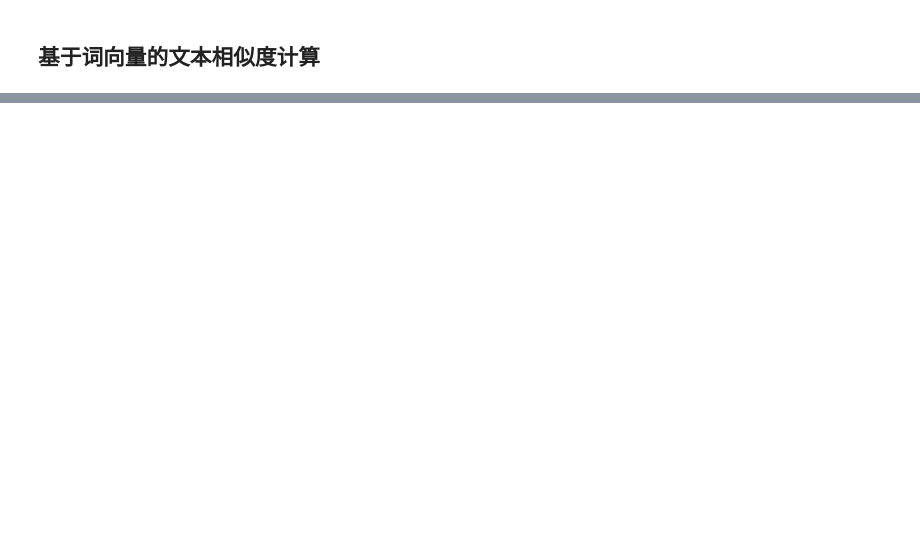
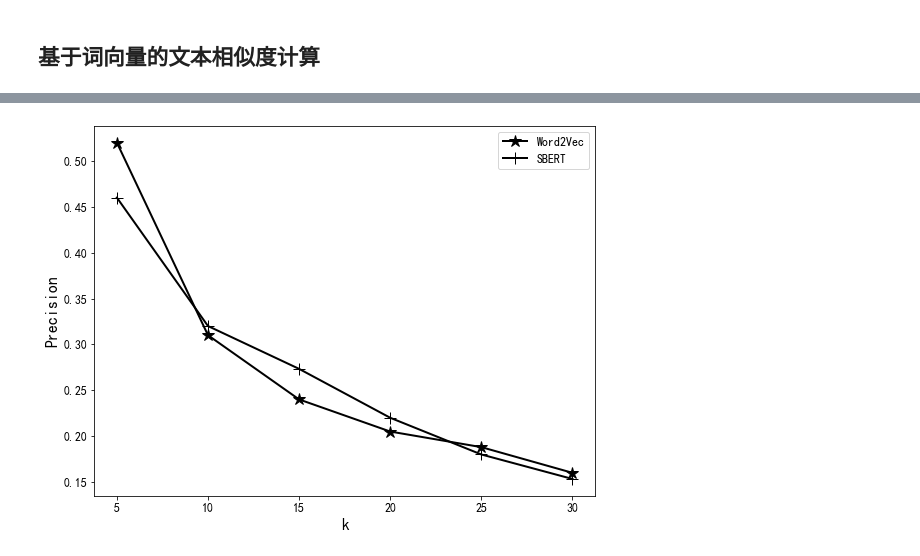
Before and after one commit to T-urning/ReportRecommendation, a Jupyter notebook: spatio_temporal_aware_recommendation.ipynb, the cells around one changed output, grey strips where cells are left out. Cells and saved outputs as stored; diff of their text form; code cells hidden in the pictures; blank space fills up the shorter version.

```diff
--- a/spatio_temporal_aware_recommendation.ipynb
+++ b/spatio_temporal_aware_recommendation.ipynb
@@ -383,3 +383,12 @@ $$
 Note, however, that certain measures such as affine gap, Monge-Elkan, Needleman-Wunsch, Smith-Waterman and Soft TF/IDF do not have a get_sim_score method, because there is no straightforward way to normalize the raw scores of these measures into similarity scores in [0,1]
 # %%
 import py_stringmatching.similarity_measure as SM
+# %%
+oc = SM.overlap_coefficient.OverlapCoefficient()
+topics = ['全空间信息系统原理与技术', '传染病地理计算']
+for topic in topics:
+    print(topic)
+    for report_id in test_data[topic]:
+        report = id_2_report[report_id]
+        sim = oc.get_sim_score(list(topic), list(report))
+        print(report, sim)
@@ -601,0 +707,23 @@ print(sum(recalls) / len(recalls))
+# %%
+stat_frame = pd.DataFrame(model_k_precisions).round(4)
+
+fig, ax3 = plt.subplots(figsize=(8, 6))
+
+ax3.set_xlabel('k')
+ax3.set_xticklabels([0, 5, 10, 15, 20, 25, 30])
+
+ax3.set_ylabel('Precision')
+# ax3.set_ylabel('Recall')
+
+fmts = ['k*-', 'k+-', 'ko--', 'ks--', 'k^-.']
+for i, (model_name, _) in enumerate(model_k_recalls.items()):
+    y_data = stat_frame[model_name].tolist()
+    ax3.plot(y_data, fmts[i], label=model_name, linewidth=2, markersize=12)
+
+ax3.legend()
+
+fig.tight_layout() # otherwise the right y-label is slightly clipped
+plt.savefig('outputs/text_match/figs/word2vec_sim_precisions.pdf', format='pdf')
+plt.show()
+# %% [output]
+[figure, added]
```
Also changed, not shown: parts of 9 cells of this notebook.
